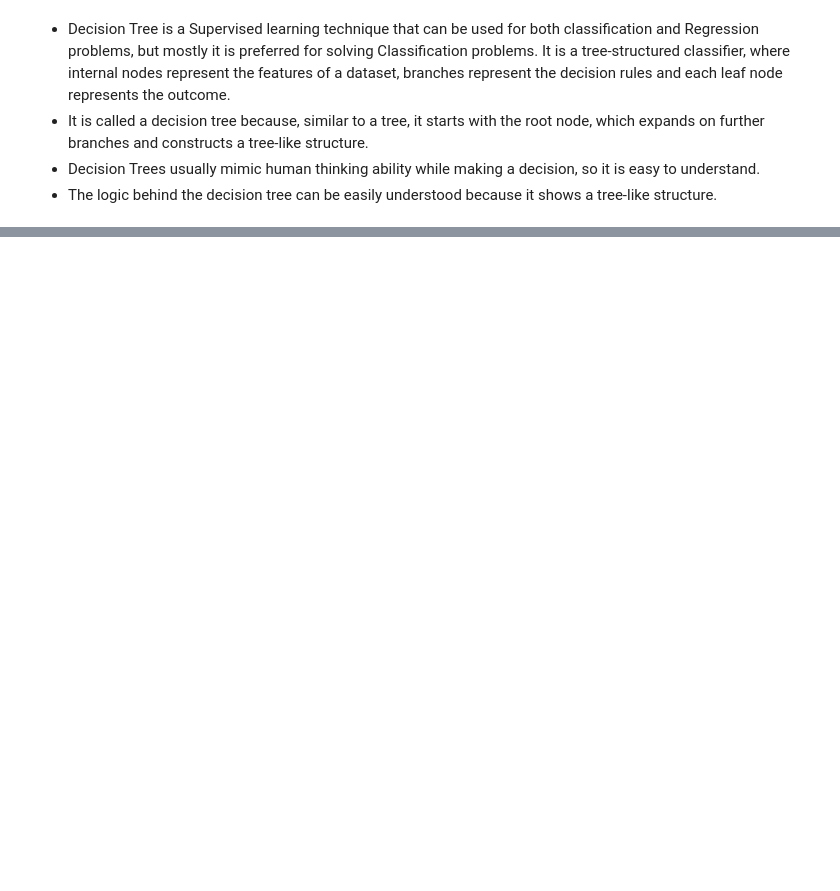
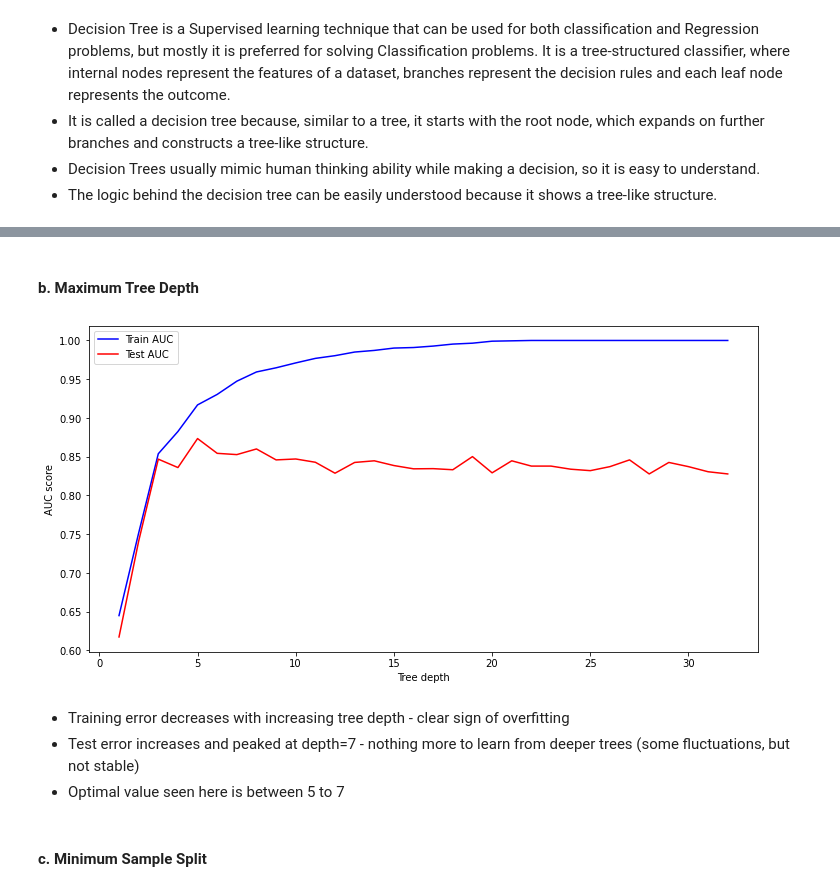
Before and after one commit to taingocbui/phase3_project, a Jupyter notebook: project3.ipynb, the cells around one changed output, grey strips where cells are left out. Cells and saved outputs as stored; diff of their text form; code cells hidden in the pictures; blank space fills up the shorter version.

```diff
--- a/project3.ipynb
+++ b/project3.ipynb
@@ -491,0 +507,36 @@ AUC for Decision Tree Classifier: 0.8542258675622147
+# %% [markdown]
+#### b. Maximum Tree Depth
+# %%
+# Identify the optimal tree depth for given data
+max_depths = list(range(1, 33))
+train_results = []
+test_results = []
+for max_depth in max_depths:
+    dt = DecisionTreeClassifier(criterion='entropy', max_depth=max_depth)
+    dt.fit(X_train_resampled,y_train_resampled)
+    train_pred = dt.predict(X_train_resampled)
+    false_positive_rate, true_positive_rate, thresholds = roc_curve(y_train_resampled, train_pred)
+    roc_auc = auc(false_positive_rate, true_positive_rate)
+    # Add auc score to previous train results
+    train_results.append(roc_auc)
+    y_pred = dt.predict(X_test)
+    false_positive_rate, true_positive_rate, thresholds = roc_curve(y_test, y_pred)
+    roc_auc = auc(false_positive_rate, true_positive_rate)
+    # Add auc score to previous test results
+    test_results.append(roc_auc)
+
+plt.figure(figsize=(12,6))
+plt.plot(max_depths, train_results, 'b', label='Train AUC')
+plt.plot(max_depths, test_results, 'r', label='Test AUC')
+plt.ylabel('AUC score')
+plt.xlabel('Tree depth')
+plt.legend()
+plt.show()
+# %% [output]
+[figure, added]
+# %% [markdown]
+- Training error decreases with increasing tree depth - clear sign of overfitting
+- Test error increases and peaked at depth=7 - nothing more to learn from deeper trees (some fluctuations, but not stable)
+- Optimal value seen here is between 5 to 7
+# %% [markdown]
+#### c. Minimum Sample Split
```
Also changed, not shown: parts of 53 cells of this notebook.
